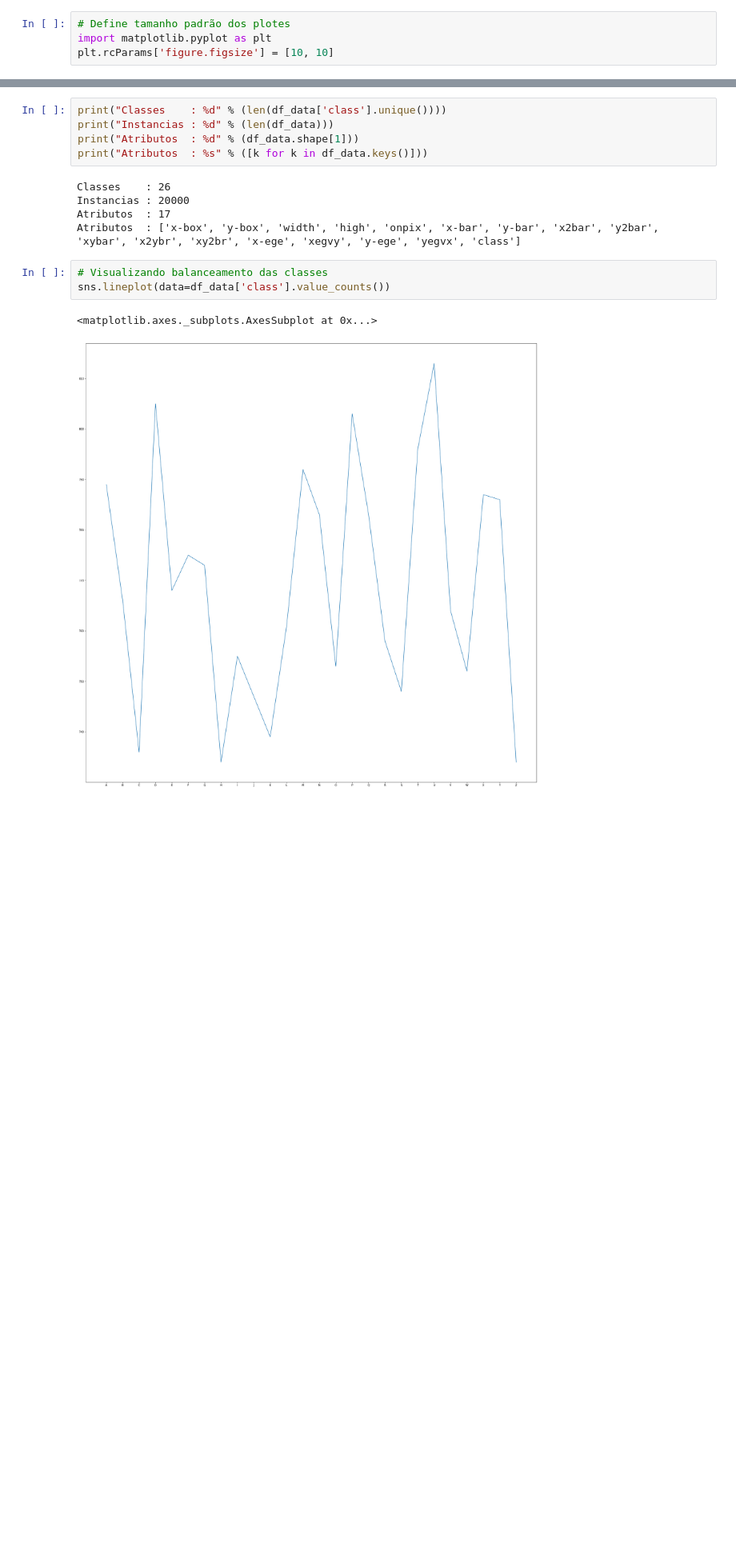
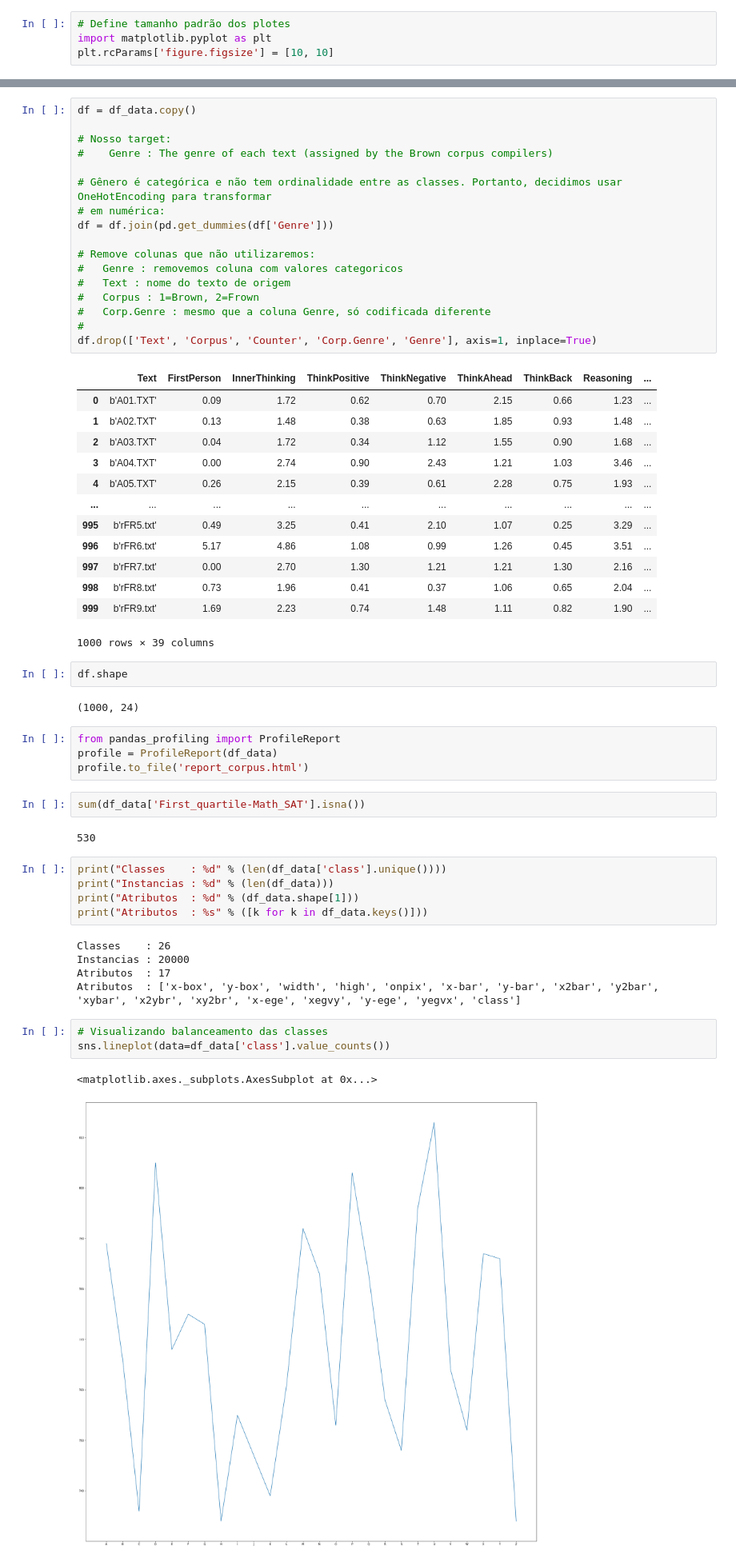
Before and after one commit to tadj8/mpd, a Jupyter notebook: projeto.ipynb, the cells around one changed output, grey strips where cells are left out. Shown: that part at 80% size. Saved outputs shown, nothing was run; the diff lists cells and outputs as text; blank space fills up the shorter version.

```diff
--- a/knn.ipynb
+++ b/projeto.ipynb
@@ -44,3 +40,46 @@ df_data
+# %%
+df = df_data.copy()
+
+# Nosso target:
+#    Genre : The genre of each text (assigned by the Brown corpus compilers)
+
+# Gênero é categórica e não tem ordinalidade entre as classes. Portanto, decidimos usar OneHotEncoding para transformar
+# em numérica:
+df = df.join(pd.get_dummies(df['Genre']))
+
+# Remove colunas que não utilizaremos:
+#   Genre : removemos coluna com valores categoricos
+#   Text : nome do texto de origem
+#   Corpus : 1=Brown, 2=Frown
+#   Corp.Genre : mesmo que a coluna Genre, só codificada diferente
+#
+df.drop(['Text', 'Corpus', 'Counter', 'Corp.Genre', 'Genre'], axis=1, inplace=True)
+# %% [output]
+|  | Text | FirstPerson | InnerThinking | ThinkPositive | ThinkNegative | ThinkAhead | ThinkBack | Reasoning | ... |
+| 0 | b'A01.TXT' | 0.09 | 1.72 | 0.62 | 0.70 | 2.15 | 0.66 | 1.23 | ... |
+| 1 | b'A02.TXT' | 0.13 | 1.48 | 0.38 | 0.63 | 1.85 | 0.93 | 1.48 | ... |
+| 2 | b'A03.TXT' | 0.04 | 1.72 | 0.34 | 1.12 | 1.55 | 0.90 | 1.68 | ... |
+| 3 | b'A04.TXT' | 0.00 | 2.74 | 0.90 | 2.43 | 1.21 | 1.03 | 3.46 | ... |
+| 4 | b'A05.TXT' | 0.26 | 2.15 | 0.39 | 0.61 | 2.28 | 0.75 | 1.93 | ... |
+| ... | ... | ... | ... | ... | ... | ... | ... | ... | ... |
+| 995 | b'rFR5.txt' | 0.49 | 3.25 | 0.41 | 2.10 | 1.07 | 0.25 | 3.29 | ... |
+| 996 | b'rFR6.txt' | 5.17 | 4.86 | 1.08 | 0.99 | 1.26 | 0.45 | 3.51 | ... |
+| 997 | b'rFR7.txt' | 0.00 | 2.70 | 1.30 | 1.21 | 1.21 | 1.30 | 2.16 | ... |
+| 998 | b'rFR8.txt' | 0.73 | 1.96 | 0.41 | 0.37 | 1.06 | 0.65 | 2.04 | ... |
+| 999 | b'rFR9.txt' | 1.69 | 2.23 | 0.74 | 1.48 | 1.11 | 0.82 | 1.90 | ... |
+1000 rows × 39 columns
+# %%
+df.shape
+# %% [output]
+(1000, 24)
+# %%
+from pandas_profiling import ProfileReport
+profile = ProfileReport(df_data)
+profile.to_file('report_corpus.html')
+# %%
+sum(df_data['First_quartile-Math_SAT'].isna())
+# %% [output]
+530
 # %%
 print("Classes    : %d" % (len(df_data['class'].unique())))
 print("Instancias : %d" % (len(df_data)))
```
Also changed, not shown: parts of 3 cells of this notebook, 5 other files.
